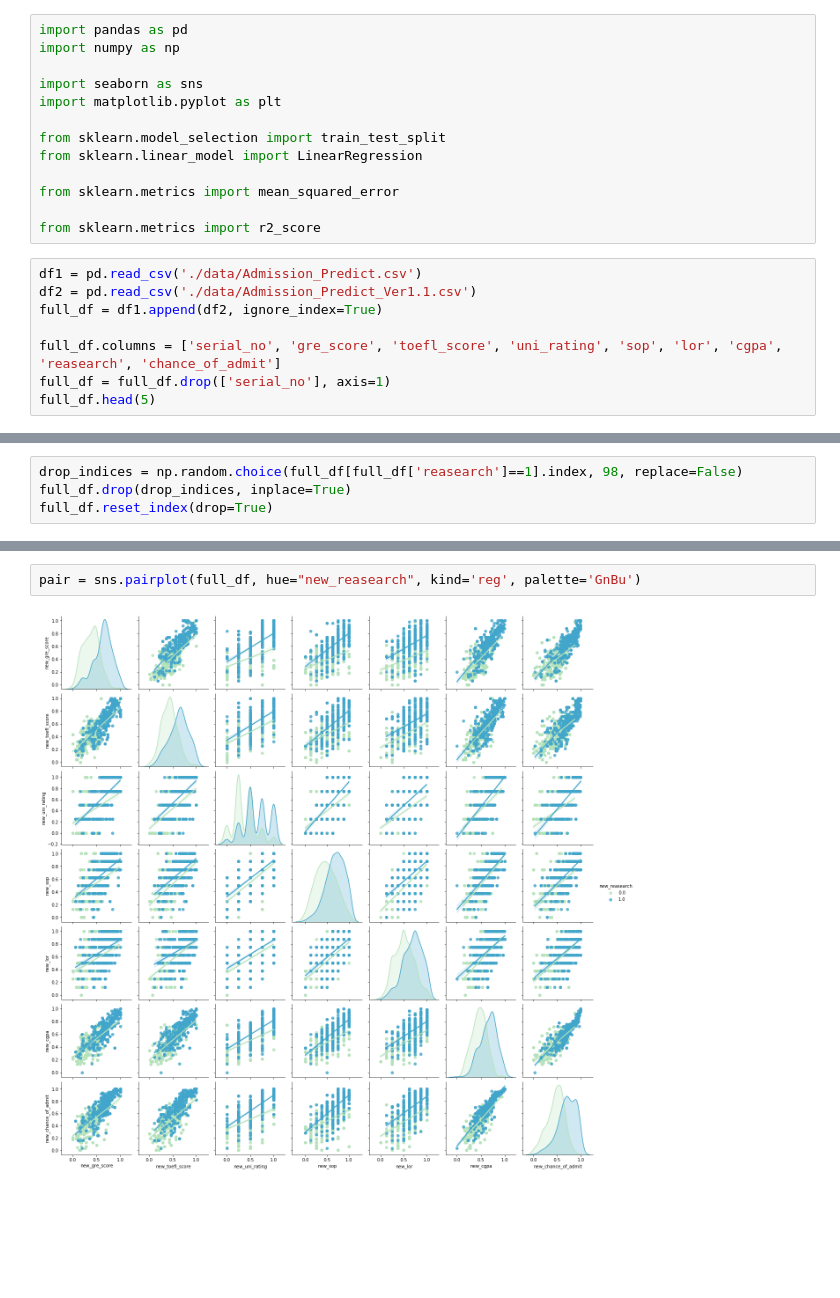
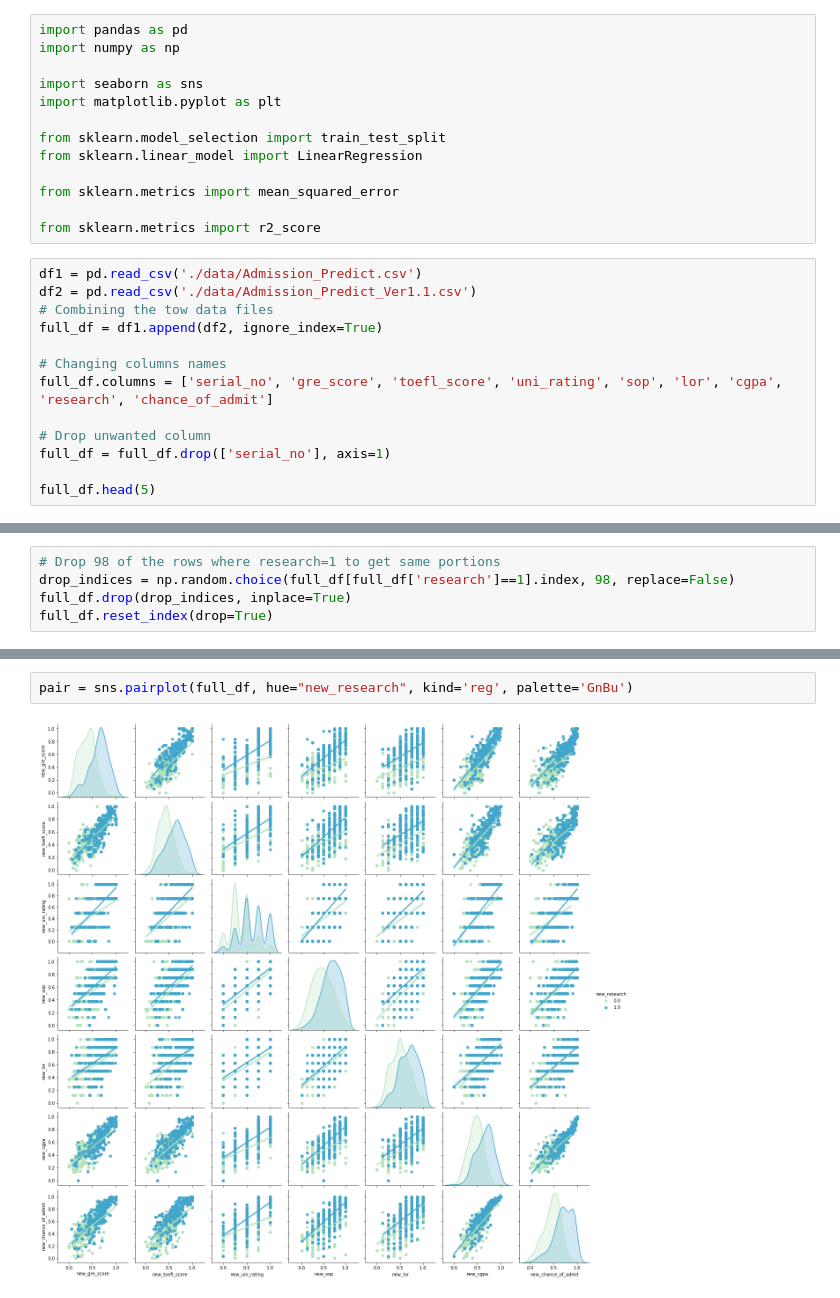
Before and after one commit to yamenkaba/GraduateAdmission2, a Jupyter notebook: GraduateAdmission 2.ipynb, the cells around one changed output, grey strips where cells are left out. Saved outputs shown, nothing was run; the diff lists cells and outputs as text; blank space fills up the shorter version.

```diff
--- a/GraduateAdmission 2.ipynb
+++ b/GraduateAdmission 2.ipynb
@@ -14,9 +14,14 @@ from sklearn.metrics import r2_score
 # %%
 df1 = pd.read_csv('./data/Admission_Predict.csv')
 df2 = pd.read_csv('./data/Admission_Predict_Ver1.1.csv')
+# Combining the tow data files
 full_df = df1.append(df2, ignore_index=True)
 
-full_df.columns = ['serial_no', 'gre_score', 'toefl_score', 'uni_rating', 'sop', 'lor', 'cgpa', 'reasearch', 'chance_of_admit']
+# Changing columns names
+full_df.columns = ['serial_no', 'gre_score', 'toefl_score', 'uni_rating', 'sop', 'lor', 'cgpa', 'research', 'chance_of_admit']
+
+# Drop unwanted column
 full_df = full_df.drop(['serial_no'], axis=1)
+
 full_df.head(5)
 # %% [output]
@@ -64,5 +70,6 @@ Name: reasearch, dtype: int64
 # %%
-drop_indices = np.random.choice(full_df[full_df['reasearch']==1].index, 98, replace=False)
+# Drop 98 of the rows where research=1 to get same portions
+drop_indices = np.random.choice(full_df[full_df['research']==1].index, 98, replace=False)
 full_df.drop(drop_indices, inplace=True)
 full_df.reset_index(drop=True)
 # %% [output]
@@ -106,5 +116,5 @@ ax = sns.heatmap(full_df.corr(), annot=True,vmin=0, vmax=1 ,cmap='YlGnBu')
 # %%
-pair = sns.pairplot(full_df, hue="new_reasearch", kind='reg', palette='GnBu')
+pair = sns.pairplot(full_df, hue="new_research", kind='reg', palette='GnBu')
 # %% [output]
-[figure, old version]
+[figure, new version]
 # %%
```
Also changed, not shown: parts of 14 cells of this notebook.
